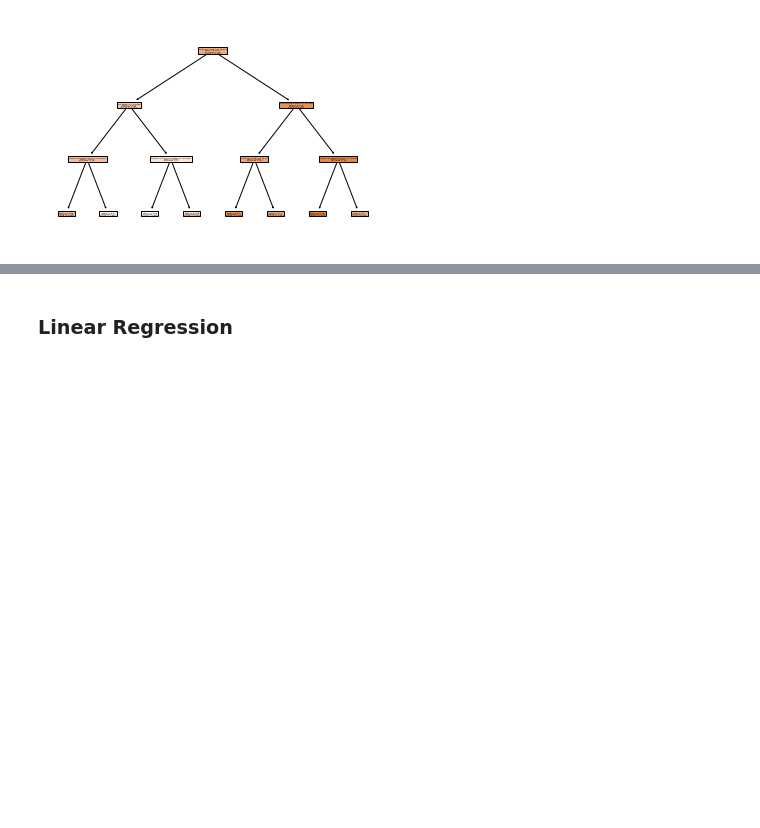
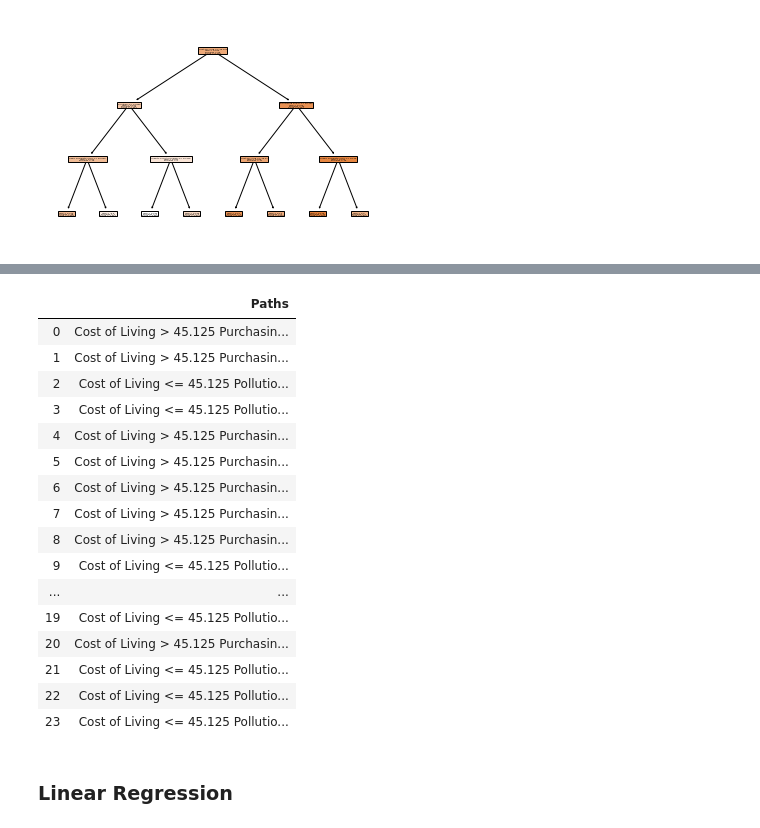
Before and after one commit to jkl1213/Decision-Tree-Implementation, a Jupyter notebook: Decision_Tree_Regression.ipynb, the cells around one changed output, grey strips where cells are left out. Saved outputs shown, nothing was run; the diff lists cells and outputs as text; code cells hidden in the pictures; blank space fills up the shorter version.

Commit message:
added result analysis and data

```diff
--- a/Decision_Tree_Regression.ipynb
+++ b/Decision_Tree_Regression.ipynb
@@ -100,0 +216,48 @@ Index(['Purchasing Power', 'Safety', 'Healthcare', 'Cost of Living',
+# %%
+#Finding the decision path of samples
+def get_path(model, x, x_variables):
+    #path is a sparse matrix
+    path = model.decision_path(x)
+    leaf_id = model.apply(x)
+    feature = model.tree_.feature
+    threshold = model.tree_.threshold
+
+    paths = []
+    for sample_id in range(len(x)):
+        #ids of nodes sample i goes through, e.g. [0,5,9,14]
+        node_index = path.indices[path.indptr[sample_id]:path.indptr[sample_id+1]]
+
+        path_str = ""
+        for i in node_index:
+            if i == leaf_id[sample_id]:
+                pass
+            else:
+                if x.iloc[sample_id][x_variables[feature[i]]]<= threshold[i]:
+                    path_str = path_str + "{} <= {} ".format(x_variables[feature[i]],threshold[i])
+                else:
+                    path_str = path_str + "{} > {} ".format(x_variables[feature[i]],threshold[i])
+
+        paths.append(path_str)
+
+    df = pd.DataFrame(paths, columns=["Paths"])
+    return df
+
+get_path(clf, test_x,  x.columns.tolist())
+# %% [output]
+|  | Paths |
+| 0 | Cost of Living > 45.125 Purchasin... |
+| 1 | Cost of Living > 45.125 Purchasin... |
+| 2 | Cost of Living <= 45.125 Pollutio... |
+| 3 | Cost of Living <= 45.125 Pollutio... |
+| 4 | Cost of Living > 45.125 Purchasin... |
+| 5 | Cost of Living > 45.125 Purchasin... |
+| 6 | Cost of Living > 45.125 Purchasin... |
+| 7 | Cost of Living > 45.125 Purchasin... |
+| 8 | Cost of Living > 45.125 Purchasin... |
+| 9 | Cost of Living <= 45.125 Pollutio... |
+| ... | ... |
+| 19 | Cost of Living <= 45.125 Pollutio... |
+| 20 | Cost of Living > 45.125 Purchasin... |
+| 21 | Cost of Living <= 45.125 Pollutio... |
+| 22 | Cost of Living <= 45.125 Pollutio... |
+| 23 | Cost of Living <= 45.125 Pollutio... |
```
Also changed, not shown: parts of 5 cells of this notebook, 2 other files.
